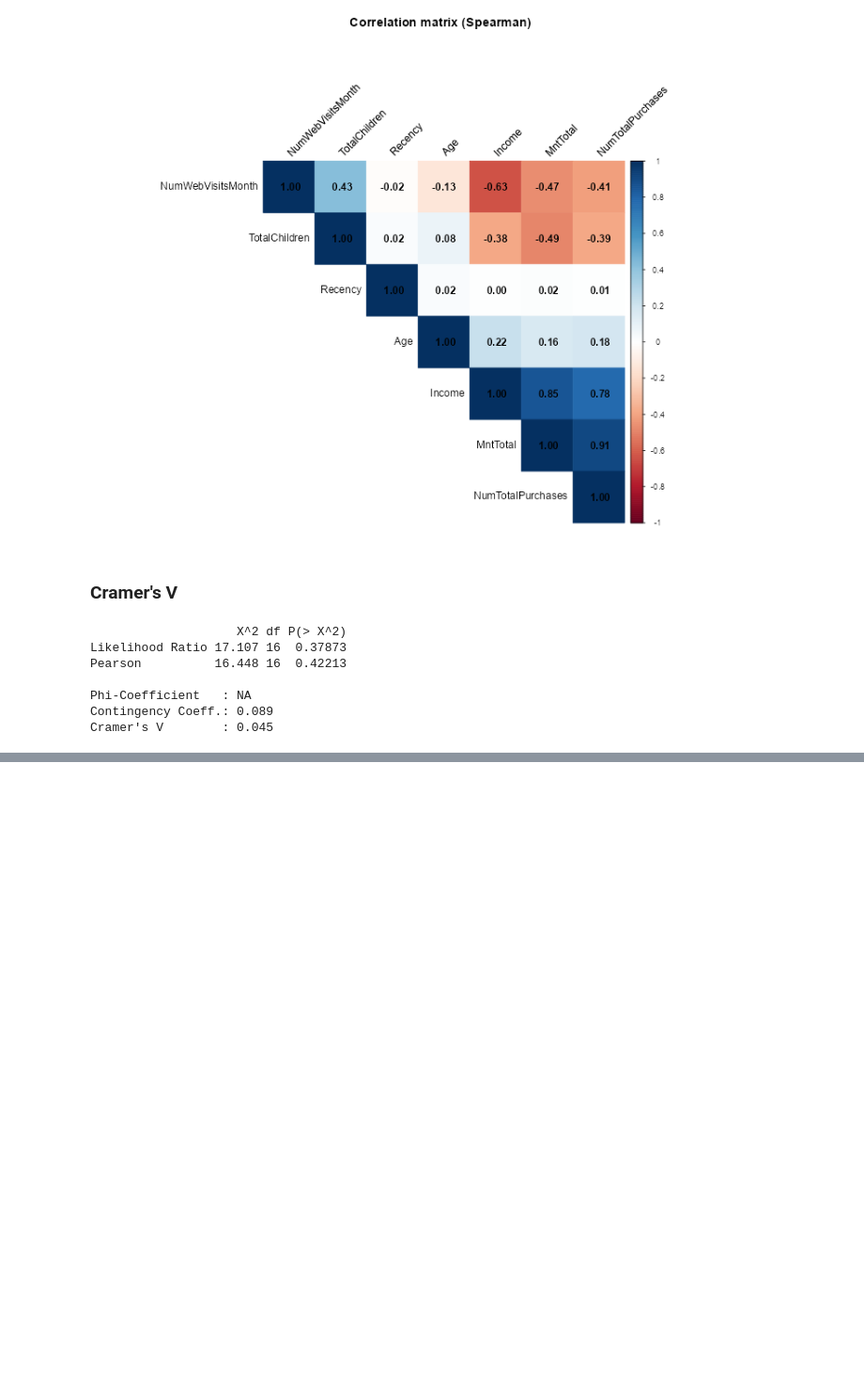
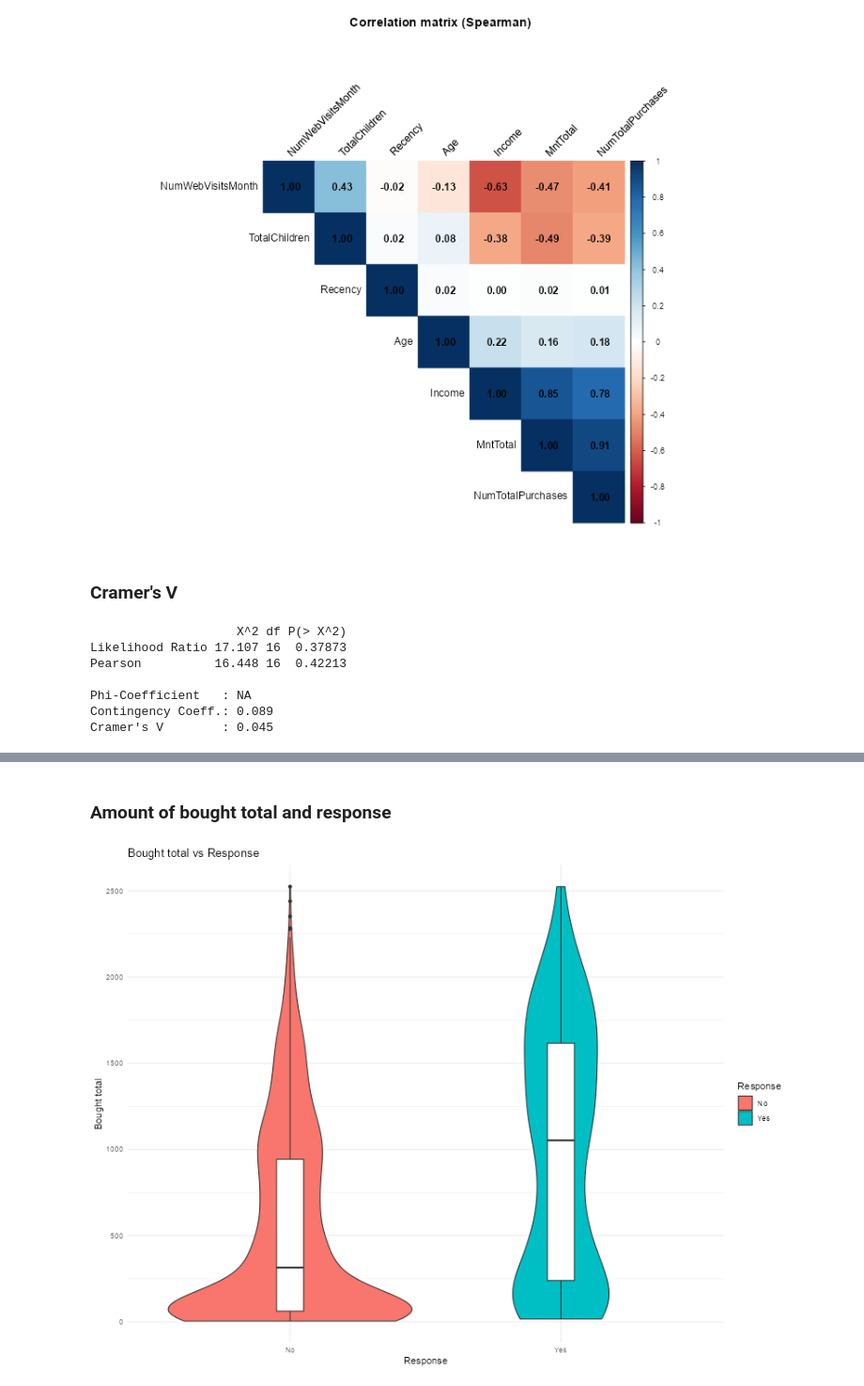
Before and after one commit to emissuu/UniTasks, a Jupyter notebook: R/Lab2/Main.ipynb, the cells around one changed output, grey strips where cells are left out. Shown at 94% size. Cells and saved outputs as stored; diff of their text form; code cells hidden in the pictures; blank space fills up the shorter version.

```diff
--- a/R/Lab2/Main.ipynb
+++ b/R/Lab2/Main.ipynb
@@ -234,0 +221,10 @@ Cramer's V        : 0.045
+# %% [markdown]
+### Amount of bought total and response
+# %%
+ggplot(data_clean, aes(x = Response, y = MntTotal, fill = Response)) +
+  geom_violin() +
+  geom_boxplot(width = 0.1, fill = "white") +
+  labs(title = "Bought total vs Response", x = "Response", y = "Bought total") +
+  theme_minimal()
+# %% [output]
+[figure, added]
```
Also changed, not shown: parts of 20 cells of this notebook, 1 other file.
